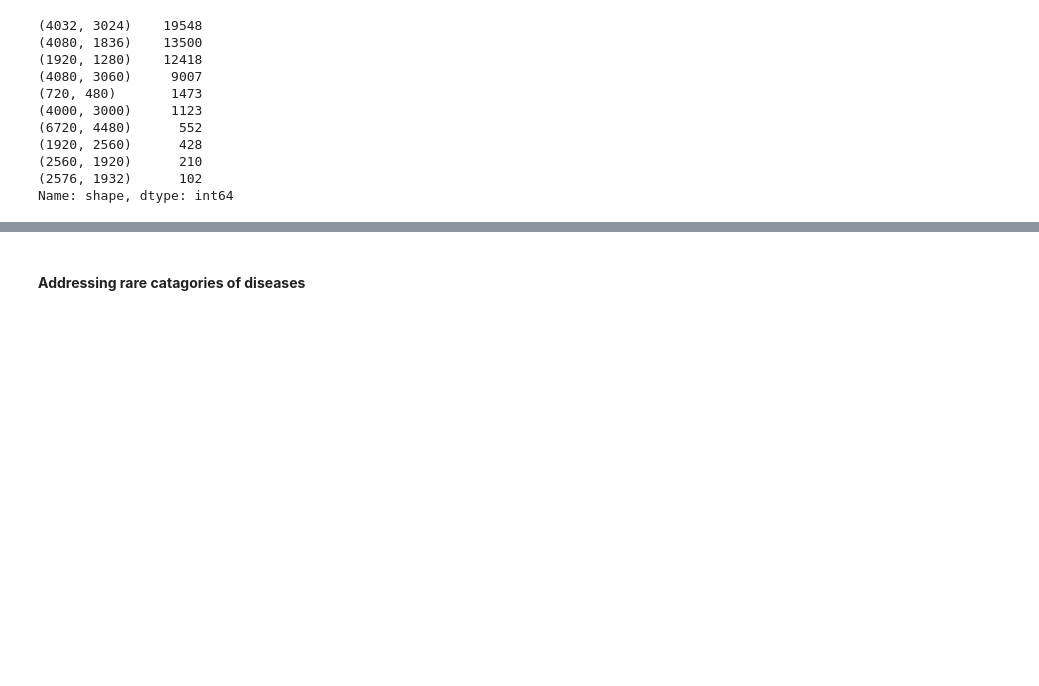
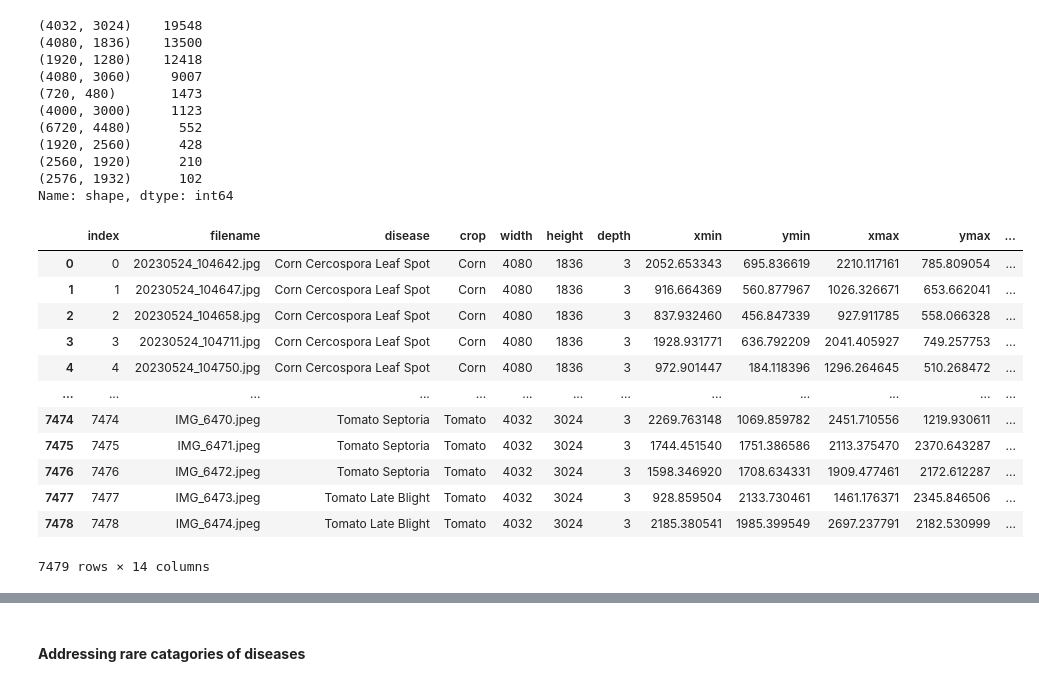
Before and after one commit to ljtaylor99/AAI-521-Final-Project, a Jupyter notebook: HarvestGuard.ipynb, the cells around one changed output, grey strips where cells are left out. Drawn from its saved outputs; the diff is of its cells as text; code cells hidden in the pictures; blank space fills up the shorter version.

```diff
--- a/HarvestGuard.ipynb
+++ b/HarvestGuard.ipynb
@@ -161,3 +169,21 @@ labels_df['shape'].value_counts()
 (2560, 1920)      210
 (2576, 1932)      102
 Name: shape, dtype: int64
+# %%
+# Drop duplicates for plotting class distribution
+no_duplicates = labels_df.drop_duplicates(subset = 'img_path',ignore_index=True)
+no_duplicates.reset_index()
+# %% [output]
+|  | index | filename | disease | crop | width | height | depth | xmin | ymin | xmax | ymax | ... |
+| 0 | 0 | 20230524_104642.jpg | Corn Cercospora Leaf Spot | Corn | 4080 | 1836 | 3 | 2052.653343 | 695.836619 | 2210.117161 | 785.809054 | ... |
+| 1 | 1 | 20230524_104647.jpg | Corn Cercospora Leaf Spot | Corn | 4080 | 1836 | 3 | 916.664369 | 560.877967 | 1026.326671 | 653.662041 | ... |
+| 2 | 2 | 20230524_104658.jpg | Corn Cercospora Leaf Spot | Corn | 4080 | 1836 | 3 | 837.932460 | 456.847339 | 927.911785 | 558.066328 | ... |
+| 3 | 3 | 20230524_104711.jpg | Corn Cercospora Leaf Spot | Corn | 4080 | 1836 | 3 | 1928.931771 | 636.792209 | 2041.405927 | 749.257753 | ... |
+| 4 | 4 | 20230524_104750.jpg | Corn Cercospora Leaf Spot | Corn | 4080 | 1836 | 3 | 972.901447 | 184.118396 | 1296.264645 | 510.268472 | ... |
+| ... | ... | ... | ... | ... | ... | ... | ... | ... | ... | ... | ... | ... |
+| 7474 | 7474 | IMG_6470.jpeg | Tomato Septoria | Tomato | 4032 | 3024 | 3 | 2269.763148 | 1069.859782 | 2451.710556 | 1219.930611 | ... |
+| 7475 | 7475 | IMG_6471.jpeg | Tomato Septoria | Tomato | 4032 | 3024 | 3 | 1744.451540 | 1751.386586 | 2113.375470 | 2370.643287 | ... |
+| 7476 | 7476 | IMG_6472.jpeg | Tomato Septoria | Tomato | 4032 | 3024 | 3 | 1598.346920 | 1708.634331 | 1909.477461 | 2172.612287 | ... |
+| 7477 | 7477 | IMG_6473.jpeg | Tomato Late Blight | Tomato | 4032 | 3024 | 3 | 928.859504 | 2133.730461 | 1461.176371 | 2345.846506 | ... |
+| 7478 | 7478 | IMG_6474.jpeg | Tomato Late Blight | Tomato | 4032 | 3024 | 3 | 2185.380541 | 1985.399549 | 2697.237791 | 2182.530999 | ... |
+7479 rows × 14 columns
```
Also changed, not shown: parts of 6 cells of this notebook.
